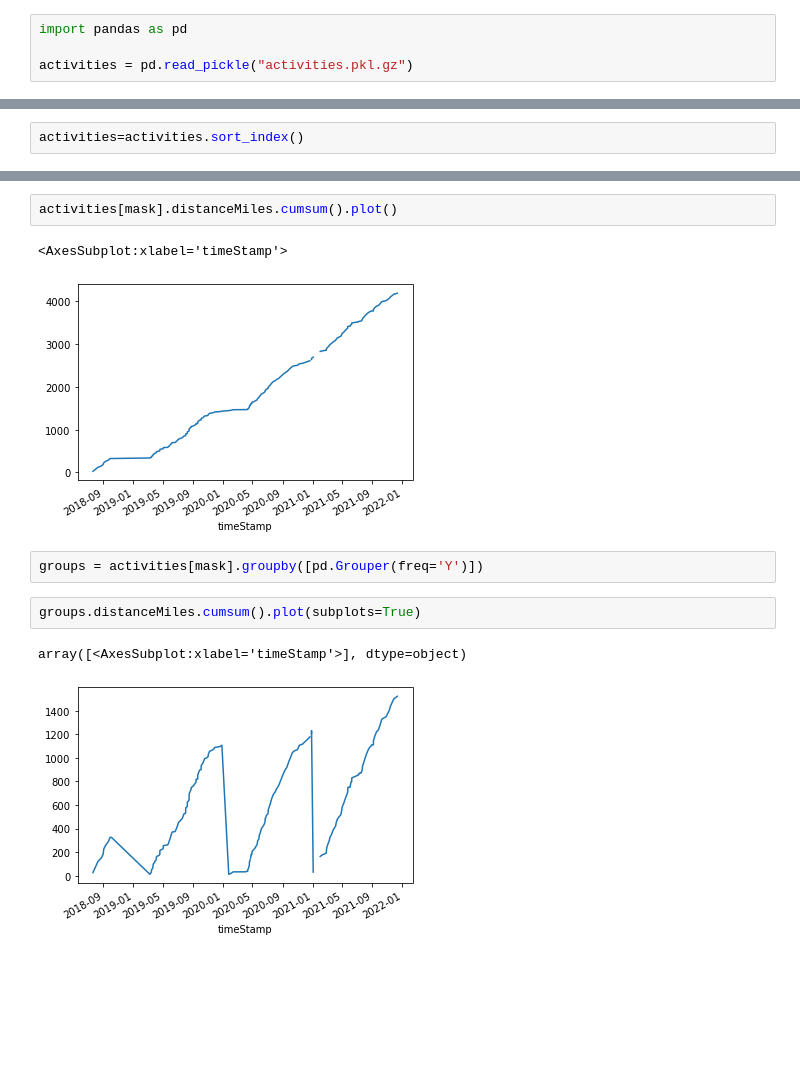
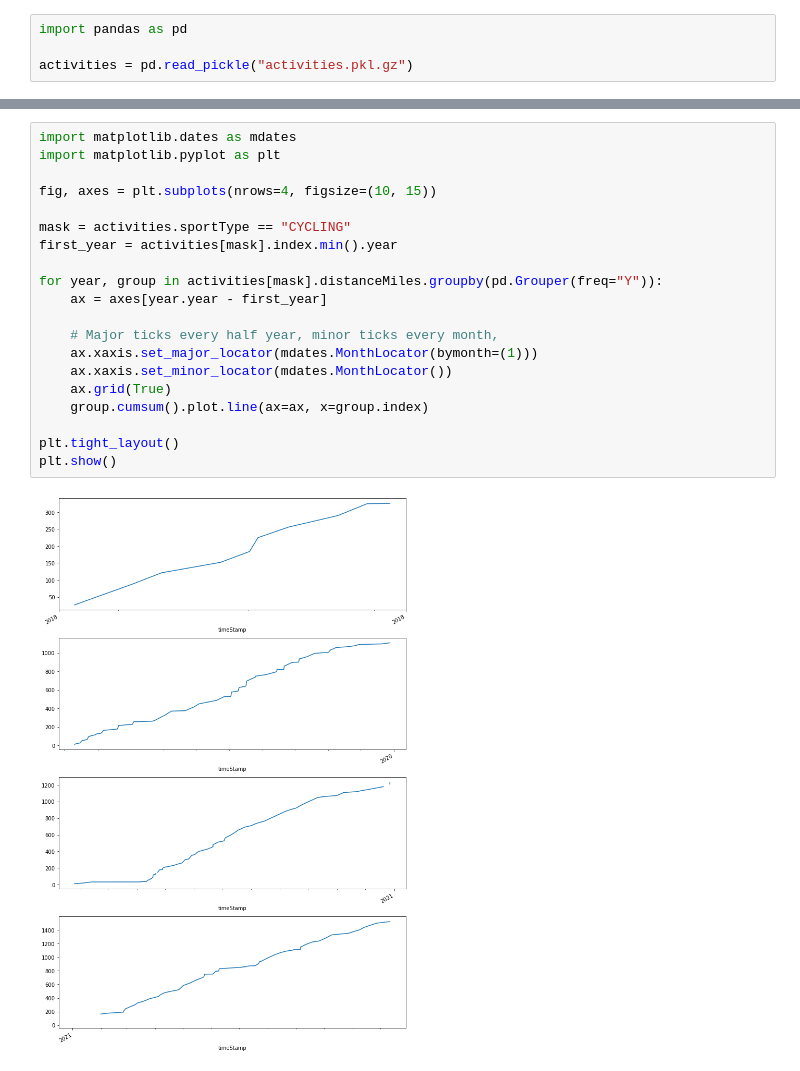
Before and after one commit to RERobbins/py_athletics, a Jupyter notebook: py_athletics.ipynb, the cells around one changed output, grey strips where cells are left out. Cells and saved outputs as stored; diff of their text form; blank space fills up the shorter version.

```diff
--- a/py_athletics.ipynb
+++ b/py_athletics.ipynb
@@ -103,2 +21,0 @@ activities.sort_index()
-# %%
-activities=activities.sort_index()
@@ -124,12 +22,22 @@ activities[mask]
-# %%
-activities[mask].distanceMiles.cumsum().plot()
-# %% [output]
-<AxesSubplot:xlabel='timeStamp'>
-[figure, removed]
-# %%
-groups = activities[mask].groupby([pd.Grouper(freq='Y')])
-# %%
-groups.distanceMiles.cumsum().plot(subplots=True)
-# %% [output]
-array([<AxesSubplot:xlabel='timeStamp'>], dtype=object)
-[figure, removed]
+# %%
+import matplotlib.dates as mdates
+import matplotlib.pyplot as plt
+
+fig, axes = plt.subplots(nrows=4, figsize=(10, 15))
+
+mask = activities.sportType == "CYCLING"
+first_year = activities[mask].index.min().year
+
+for year, group in activities[mask].distanceMiles.groupby(pd.Grouper(freq="Y")):
+    ax = axes[year.year - first_year]
+
+    # Major ticks every half year, minor ticks every month,
+    ax.xaxis.set_major_locator(mdates.MonthLocator(bymonth=(1)))
+    ax.xaxis.set_minor_locator(mdates.MonthLocator())
+    ax.grid(True)
+    group.cumsum().plot.line(ax=ax, x=group.index)
+
+plt.tight_layout()
+plt.show()
+# %% [output]
+[figure, added]
```
Also changed, not shown: parts of 10 cells of this notebook, 2 other files.
